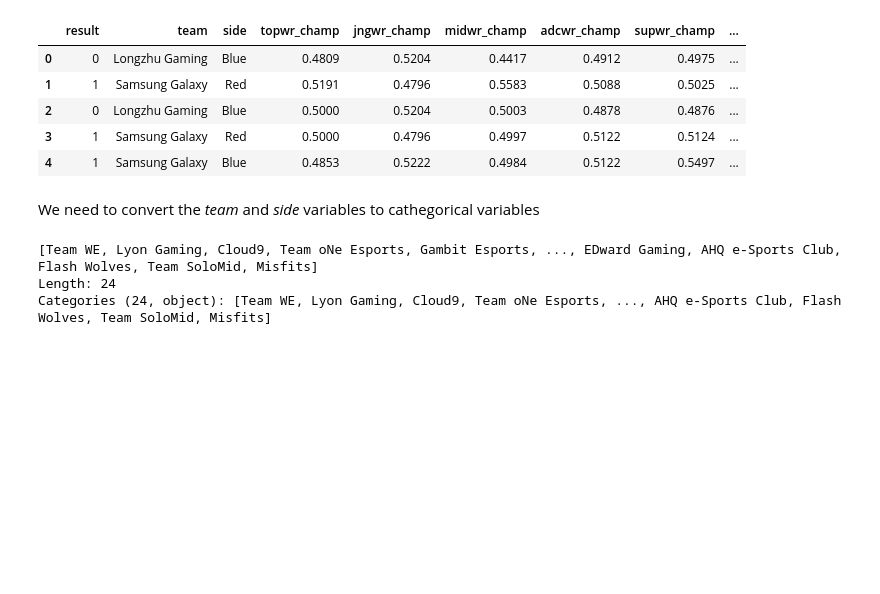
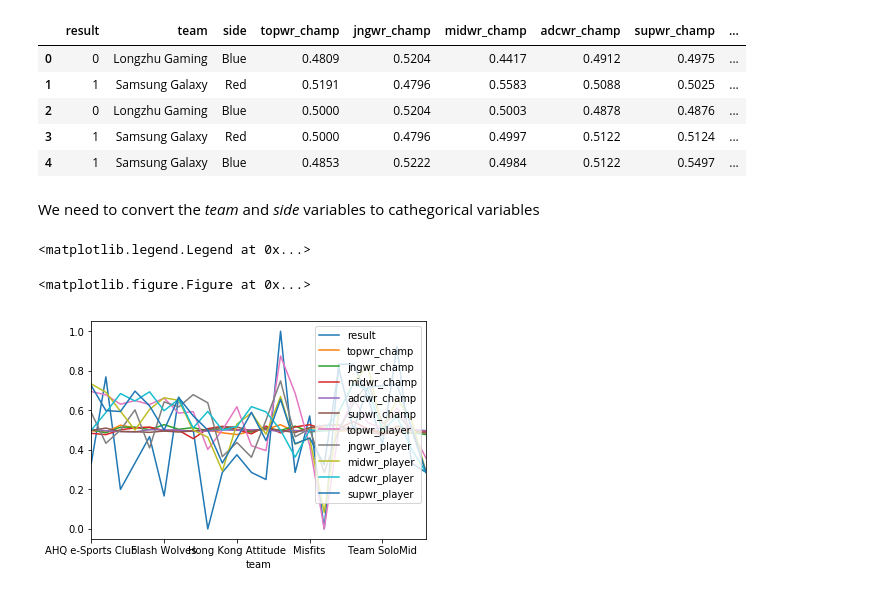
Before and after one commit to dsalgador/LeagueOfLegends-Project-Python, a Jupyter notebook: Model-Study.ipynb, the cells around one changed output. Cells and saved outputs as stored; diff of their text form; code cells hidden in the pictures; blank space fills up the shorter version.

```diff
--- a/Model-Study.ipynb
+++ b/Model-Study.ipynb
@@ -44,8 +44,12 @@ We need to convert the *team* and *side* variables to cathegorical variables
 train_df["team"] = train_df["team"].astype("category")
 train_df["side"] = train_df["side"].astype("category")
 # %%
-train_df["team"].unique()
+teams = train_df["team"].unique()
-# %% [output]
-[Team WE, Lyon Gaming, Cloud9, Team oNe Esports, Gambit Esports, ..., EDward Gaming, AHQ e-Sports Club, Flash Wolves, Team SoloMid, Misfits]
-Length: 24
-Categories (24, object): [Team WE, Lyon Gaming, Cloud9, Team oNe Esports, ..., AHQ e-Sports Club, Flash Wolves, Team SoloMid, Misfits]
+# %%
+mean_df = train_df.groupby('team').mean()
+%matplotlib inline
+plt.figure(); mean_df.plot(); plt.legend(loc='best')
+# %% [output]
+<matplotlib.legend.Legend at 0x...>
+<matplotlib.figure.Figure at 0x...>
+[figure, added]
```
Also changed, not shown: parts of 10 cells of this notebook.
